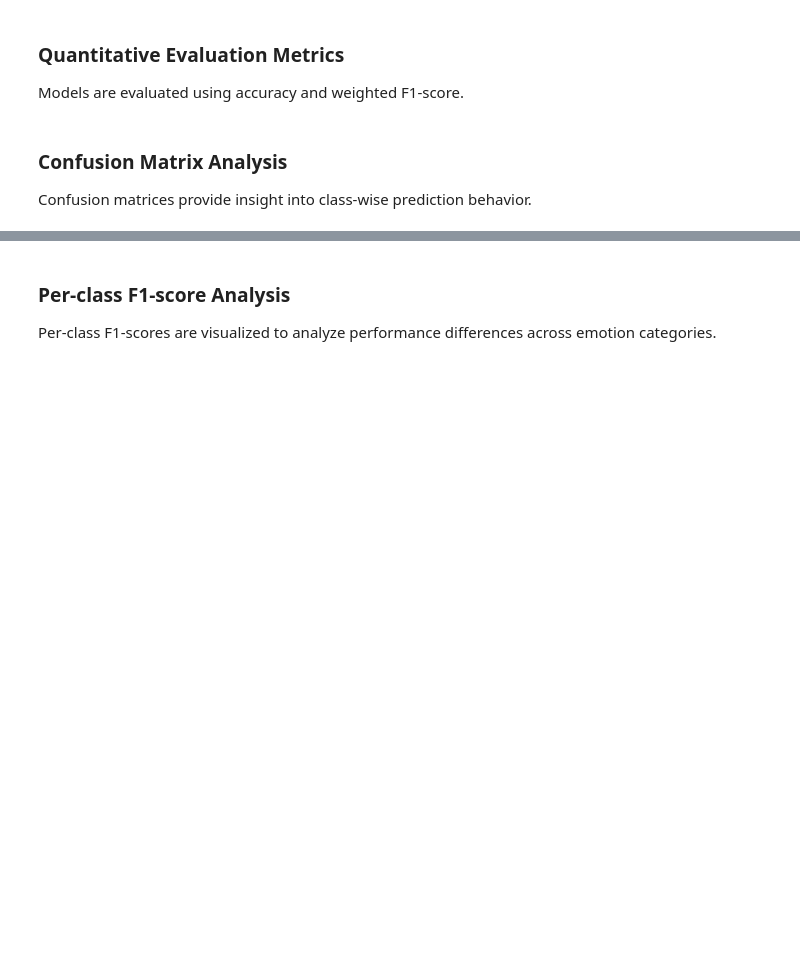
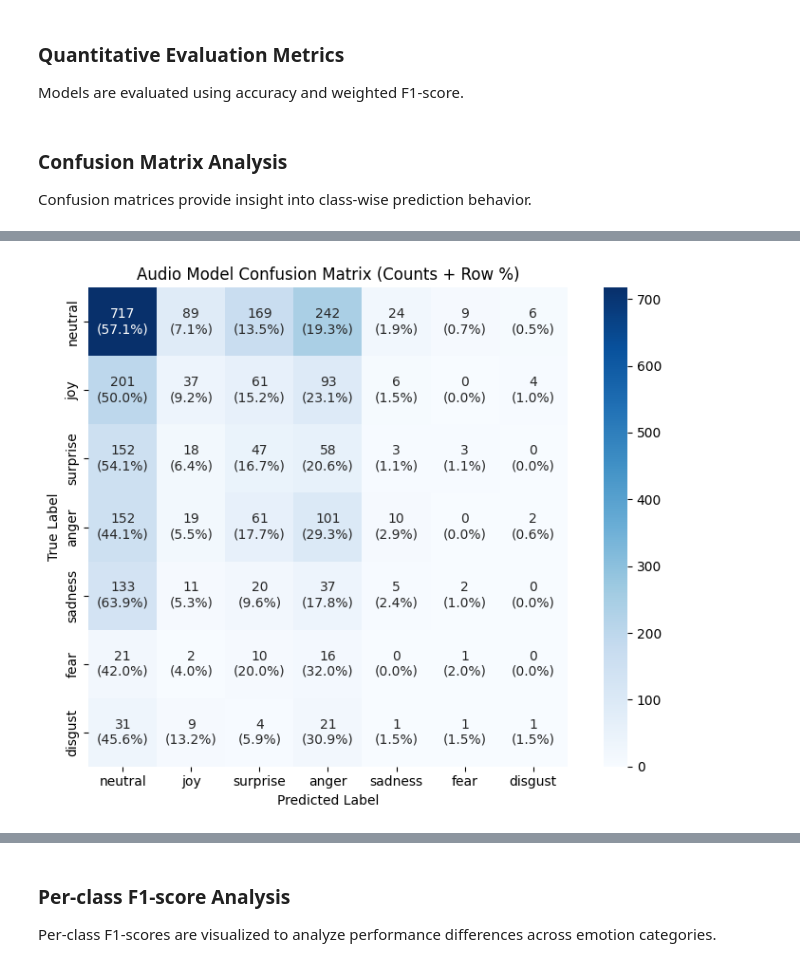
Before and after one commit to PetraMicanovic/multimodal-emotion-recognition, a Jupyter notebook: notebooks/MELD/02_audio_temporal_pooling_and_class_weights.ipynb, the cells around one changed output, grey strips where cells are left out. Drawn from its saved outputs; the diff is of its cells as text; code cells hidden in the pictures; blank space fills up the shorter version.

```diff
--- a/notebooks/MELD/02_audio_temporal_pooling_and_class_weights.ipynb
+++ b/notebooks/MELD/02_audio_temporal_pooling_and_class_weights.ipynb
@@ -1191,0 +1242,8 @@ The early fusion confusion matrix indicates strong recognition of the **neutral*
+# %%
+plot_confusion_matrix(
+    y_true=audio_results["y_true"],
+    y_pred=audio_results["y_pred"],
+    class_names=CONFIG["emotion_labels"],
+    title="Audio Model Confusion Matrix")
+# %% [output]
+[figure, added]
```
Also changed, not shown: parts of 35 cells of this notebook.
